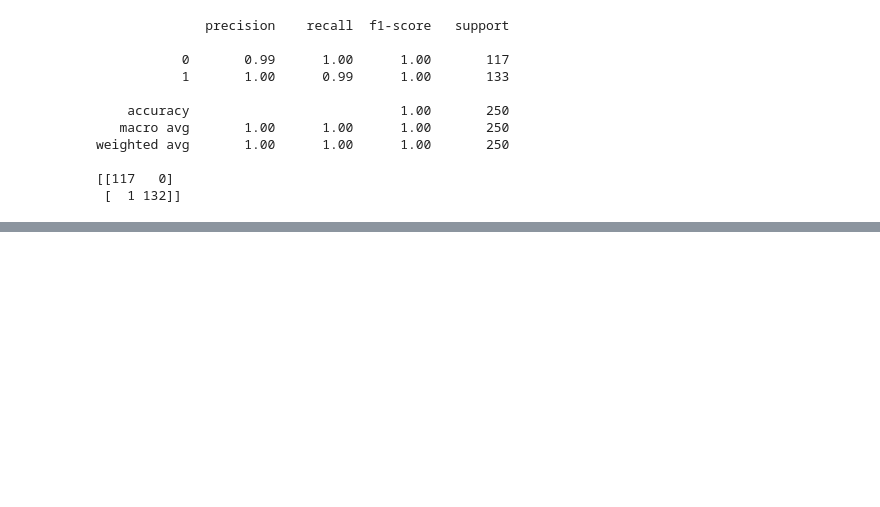
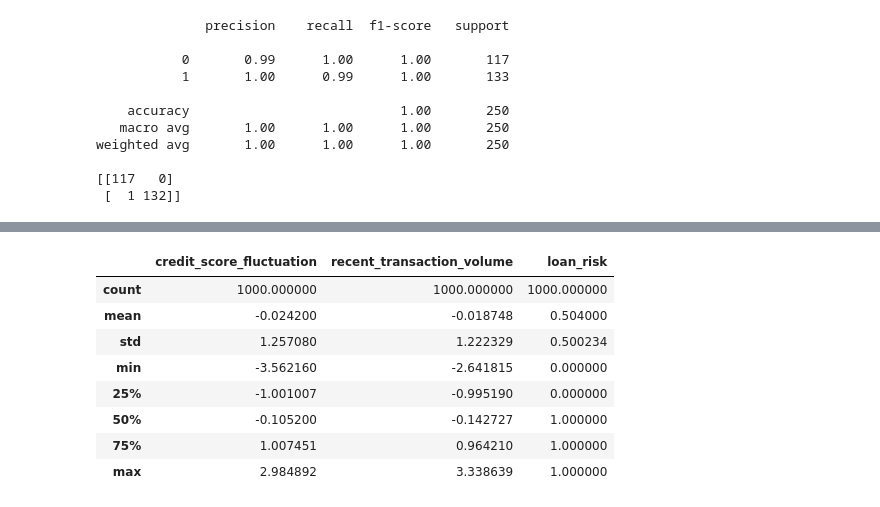
Before and after one commit to emreokanbaskaya1/machine-learning-practice, a Jupyter notebook: 9-SVMClassifier.ipynb, the cells around one changed output, grey strips where cells are left out. Saved outputs shown, nothing was run; the diff lists cells and outputs as text; code cells hidden in the pictures; blank space fills up the shorter version.

```diff
--- a/9-SVMClassifier.ipynb
+++ b/9-SVMClassifier.ipynb
@@ -125,0 +149,12 @@ print(confusion_matrix(y_pred, y_test))
+# %%
+df.describe()
+# %% [output]
+|  | credit_score_fluctuation | recent_transaction_volume | loan_risk |
+| count | 1000.000000 | 1000.000000 | 1000.000000 |
+| mean | -0.024200 | -0.018748 | 0.504000 |
+| std | 1.257080 | 1.222329 | 0.500234 |
+| min | -3.562160 | -2.641815 | 0.000000 |
+| 25% | -1.001007 | -0.995190 | 0.000000 |
+| 50% | -0.105200 | -0.142727 | 1.000000 |
+| 75% | 1.007451 | 0.964210 | 1.000000 |
+| max | 2.984892 | 3.338639 | 1.000000 |
```
Also changed, not shown: parts of 12 cells of this notebook.
